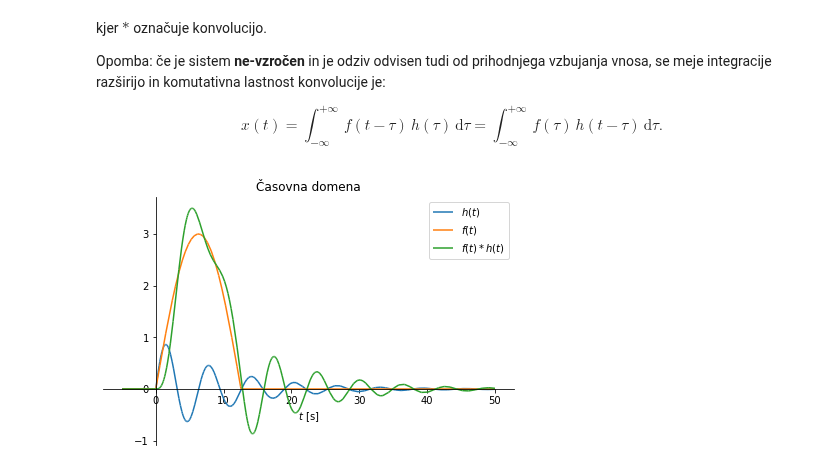
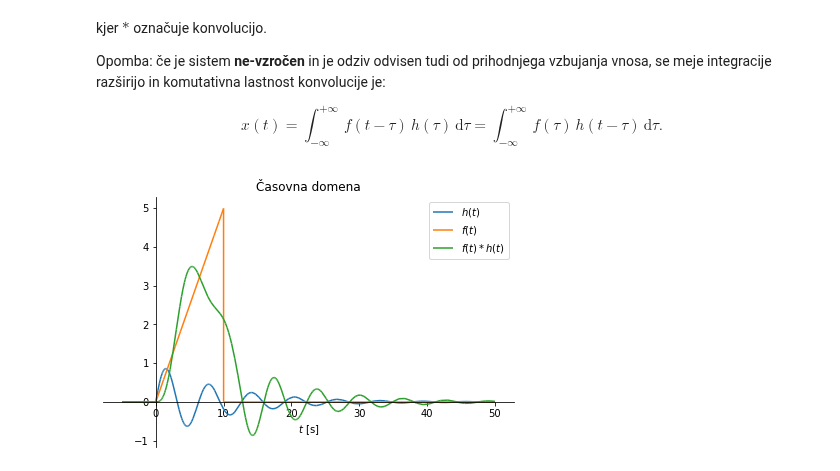
Before and after one commit to jankoslavic/procesiranje_signalov, a Jupyter notebook: _sources/notebooks/04 - Linarni časovno invariantni sistmi.ipynb, the cells around one changed output. Saved outputs shown, nothing was run; the diff lists cells and outputs as text; code cells hidden in the pictures.

```diff
--- a/_sources/notebooks/04 - Linarni časovno invariantni sistmi.ipynb
+++ b/_sources/notebooks/04 - Linarni časovno invariantni sistmi.ipynb
@@ -568,13 +554,27 @@ fh = sym.integrate(fh, (τ, 0, t))
 # %%
+import sympy as sym
+t, ω_0, ω_d, d_x_0, δ, A, B, τ = sym.symbols('t, \omega_0, \omega_d, d_x_0, \delta, A, B, \\tau', real=True)
+π = sym.pi
+podatki = {ω_0: 1, d_x_0: 1, δ: 0.1, A: .5, B: 10}
+
+ω_d = ω_0 * sym.sqrt(1-δ**2)
+ovojnica = d_x_0/ω_d * sym.exp(-δ*ω_0*t)
+h = ovojnica * sym.sin(ω_d*t)*sym.Heaviside(t)
+
+f = A*t*(sym.Heaviside(t)-sym.Heaviside(t-B))
+
+fh = (f.subs(t, τ)*h.subs(t, t-τ)).subs(podatki)
+fh = sym.integrate(fh, (τ, 0, t))
+
 p1 = sym.plot(h.subs(podatki), (t,-5,50), line_color='C0', xlabel='$t$ [s]', ylabel='', title='Časovna domena',
              label='$h(t)$', show=False)
 p2 = sym.plot(f.subs(podatki), (t,-5,50), line_color='C1',
              label='$f(t)$', show=False)
 p3 = sym.plot(X, (t,-5,50), line_color='C2',
              label='$f(t)*h(t)$', show=False)
 p1.extend(p2)
 p1.extend(p3)
 p1.legend = True
 p1.show()
 # %% [output]
-[figure, old version]
+[figure, new version]
```
Also changed, not shown: parts of 1 cell of this notebook, 7 other files.
